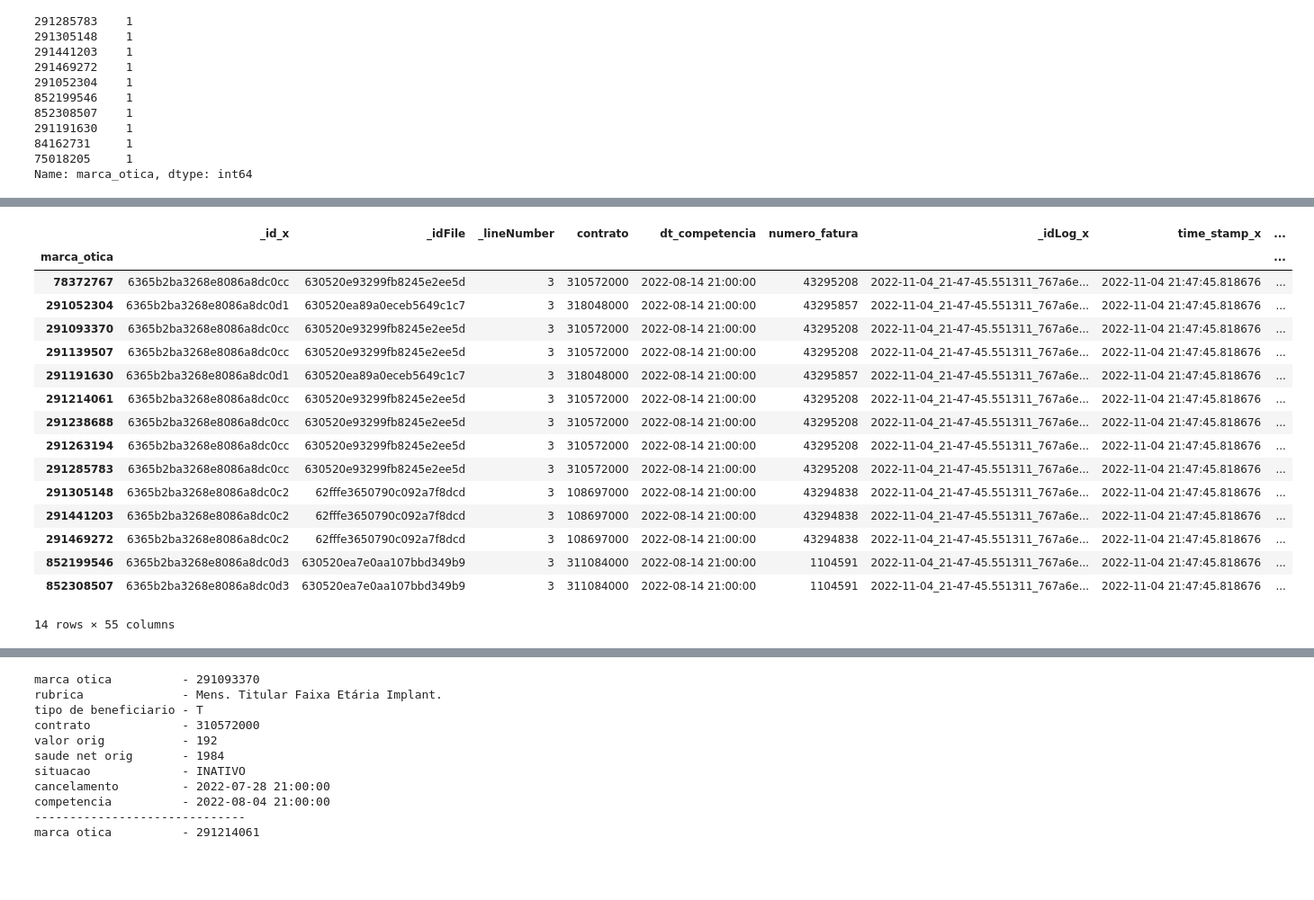
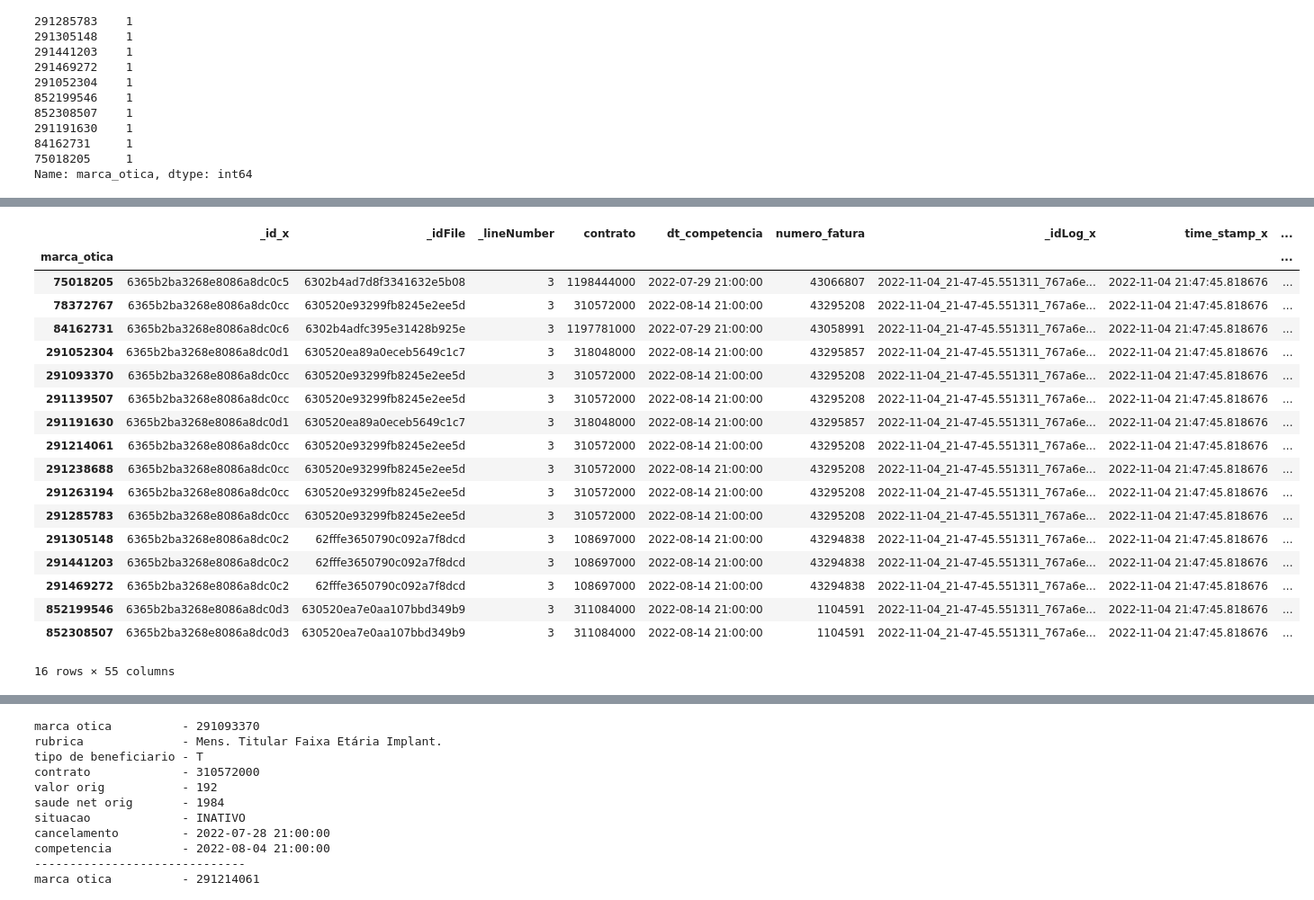
Before and after one commit to API-6-SEMESTRE/Projeto, a Jupyter notebook: src/data_analysis.ipynb, the cells around one changed output, grey strips where cells are left out. Shown at 90% size. Cells and saved outputs as stored; diff of their text form; code cells hidden in the pictures; blank space fills up the shorter version.

```diff
--- a/src/data_analysis.ipynb
+++ b/src/data_analysis.ipynb
@@ -492,12 +473,14 @@ Name: cod_contrato, dtype: float64
 # %%
 # Une as base header_mensalidade com a repasse
-df_repasse_umarca = df_repasse_f.groupby("marca_otica").nth(0)
+df_repasse_umarca = df_repasse_m.groupby("marca_otica").nth(0)
 df_h_m_r = pd.merge(df_header_mensalidade_umarca, df_repasse_umarca, on="marca_otica")
 df_h_m_r
 # %% [output]
 |  | _id_x | _idFile | _lineNumber | contrato | dt_competencia | numero_fatura | _idLog_x | time_stamp_x | ... |
 | marca_otica |  |  |  |  |  |  |  |  | ... |
+| 75018205 | 6365b2ba3268e8086a8dc0c5 | 6302b4ad7d8f3341632e5b08 | 3 | 1198444000 | 2022-07-29 21:00:00 | 43066807 | 2022-11-04_21-47-45.551311_767a6e... | 2022-11-04 21:47:45.818676 | ... |
 | 78372767 | 6365b2ba3268e8086a8dc0cc | 630520e93299fb8245e2ee5d | 3 | 310572000 | 2022-08-14 21:00:00 | 43295208 | 2022-11-04_21-47-45.551311_767a6e... | 2022-11-04 21:47:45.818676 | ... |
+| 84162731 | 6365b2ba3268e8086a8dc0c6 | 6302b4adfc395e31428b925e | 3 | 1197781000 | 2022-07-29 21:00:00 | 43058991 | 2022-11-04_21-47-45.551311_767a6e... | 2022-11-04 21:47:45.818676 | ... |
 | 291052304 | 6365b2ba3268e8086a8dc0d1 | 630520ea89a0eceb5649c1c7 | 3 | 318048000 | 2022-08-14 21:00:00 | 43295857 | 2022-11-04_21-47-45.551311_767a6e... | 2022-11-04 21:47:45.818676 | ... |
 | 291093370 | 6365b2ba3268e8086a8dc0cc | 630520e93299fb8245e2ee5d | 3 | 310572000 | 2022-08-14 21:00:00 | 43295208 | 2022-11-04_21-47-45.551311_767a6e... | 2022-11-04 21:47:45.818676 | ... |
 | 291139507 | 6365b2ba3268e8086a8dc0cc | 630520e93299fb8245e2ee5d | 3 | 310572000 | 2022-08-14 21:00:00 | 43295208 | 2022-11-04_21-47-45.551311_767a6e... | 2022-11-04 21:47:45.818676 | ... |
@@ -511,4 +494,4 @@ df_h_m_r
 | 291469272 | 6365b2ba3268e8086a8dc0c2 | 62fffe3650790c092a7f8dcd | 3 | 108697000 | 2022-08-14 21:00:00 | 43294838 | 2022-11-04_21-47-45.551311_767a6e... | 2022-11-04 21:47:45.818676 | ... |
 | 852199546 | 6365b2ba3268e8086a8dc0d3 | 630520ea7e0aa107bbd349b9 | 3 | 311084000 | 2022-08-14 21:00:00 | 1104591 | 2022-11-04_21-47-45.551311_767a6e... | 2022-11-04 21:47:45.818676 | ... |
 | 852308507 | 6365b2ba3268e8086a8dc0d3 | 630520ea7e0aa107bbd349b9 | 3 | 311084000 | 2022-08-14 21:00:00 | 1104591 | 2022-11-04_21-47-45.551311_767a6e... | 2022-11-04 21:47:45.818676 | ... |
-14 rows × 55 columns
+16 rows × 55 columns
```
Also changed, not shown: parts of 12 cells of this notebook.
